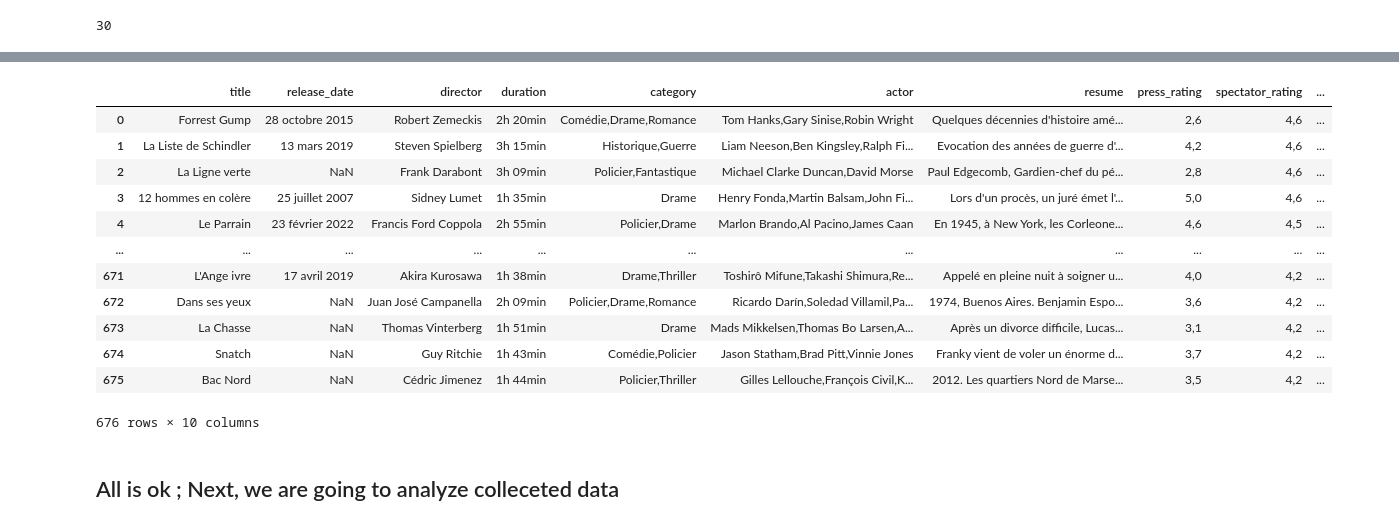
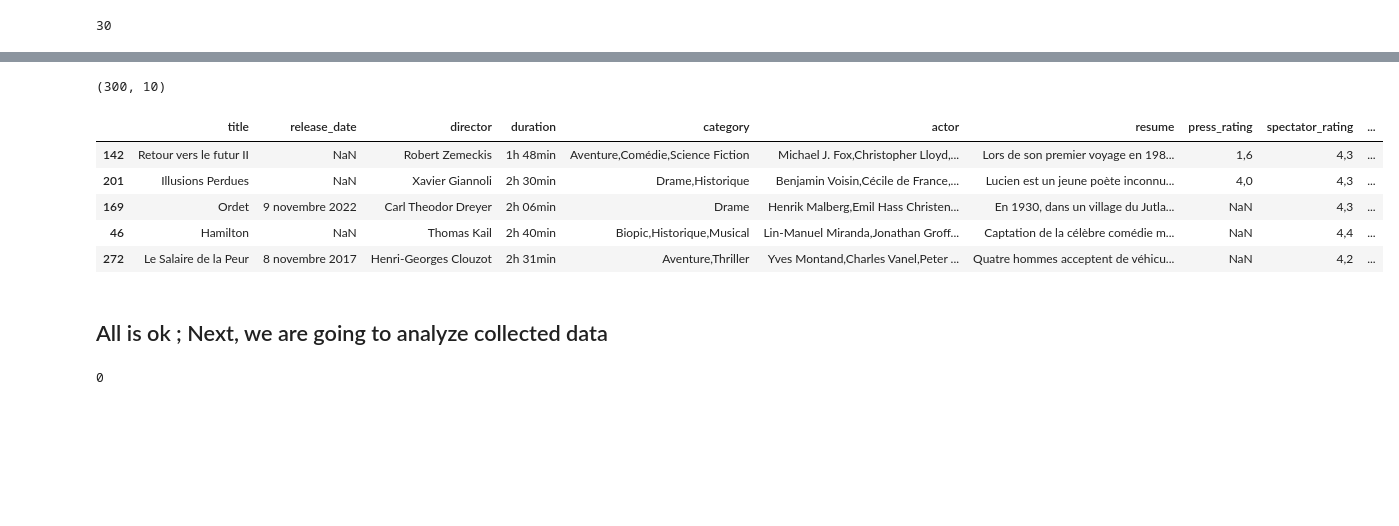
Before and after one commit to bovebove/web_scraping_allo_cine_fr, a Jupyter notebook: allo_cine_web_scrapping_and_data_analysis.ipynb, the cells around one changed output, grey strips where cells are left out. Cells and saved outputs as stored; diff of their text form; code cells hidden in the pictures; blank space fills up the shorter version.

```diff
--- a/allo_cine_web_scrapping_and_data_analysis.ipynb
+++ b/allo_cine_web_scrapping_and_data_analysis.ipynb
@@ -287,7 +293,18 @@ all_friend_rating = []
 # %%
 
 def scrap_movie_data(urls):
-    t=1
+    ## we re-initialize an empty list for all data we want to scrap because now, we want to run this for all the page
+    all_title = []
+    all_release_date = []
+    all_director = []
+    all_duration = []
+    all_category = []
+    all_actor = []
+    all_resume = []
+    all_press_rating = []
+    all_spectator_rating = []
+    all_friend_rating = []
+
     for url in urls:
         ## Send a request to get the web page
         response = requests.get(url)
@@ -295,8 +312,6 @@ def scrap_movie_data(urls):
         soup=BeautifulSoup(response.text,'html.parser')
         # Get all the movies card af the current page
         movies_card = soup.find_all('div',{"class":"card entity-card entity-card-list cf"})
-        print("pageeeeeeeeeeeeeeeeeeeeeeeeeeeeeeeeeee n° {}".format(t))
-        t+=t+1
         # to collect data movie by movie
         for movie_card in movies_card :
             ## to extract mmovie title
@@ -338,7 +353,8 @@ def scrap_movie_data(urls):
                         categories += ',' + categories_name[i]
                 except(ValueError):
                     # Pour certains film comme "Baby Cart la saga" qui ont code html différents, on saute
-                    continue;
+#                     continue;
+                    pass;
             else:
                 duration = np.nan
                 categories = np.nan
@@ -387,6 +403,7 @@ def scrap_movie_data(urls):
             print("press_rating : ",press_rating)
             print("spectator_rating : ",spectator_rating)
             print("friends_rating : ",friends_rating)
+            ## Add the current mivie data to lists
             all_title.append(title)
             all_release_date.append(release_date)
             all_director.append(director)
@@ -397,8 +414,10 @@ def scrap_movie_data(urls):
             all_press_rating.append(press_rating)
             all_spectator_rating.append(spectator_rating)
             all_friend_rating.append(friends_rating)
+
             print("\n")
     #
+    print("all_title : ",len(all_title))
     movies_dict = {
         'title' : all_title,
          'release_date' : all_release_date,
@@ -438,20 +458,21 @@ friends_rating :  --
 # %%
-df
+df.shape
 # %% [output]
-|  | title | release_date | director | duration | category | actor | resume | press_rating | spectator_rating | ... |
-| 0 | Forrest Gump | 28 octobre 2015 | Robert Zemeckis | 2h 20min | Comédie,Drame,Romance | Tom Hanks,Gary Sinise,Robin Wright | Quelques décennies d'histoire amé... | 2,6 | 4,6 | ... |
-| 1 | La Liste de Schindler | 13 mars 2019 | Steven Spielberg | 3h 15min | Historique,Guerre | Liam Neeson,Ben Kingsley,Ralph Fi... | Evocation des années de guerre d'... | 4,2 | 4,6 | ... |
-| 2 | La Ligne verte | NaN | Frank Darabont | 3h 09min | Policier,Fantastique | Michael Clarke Duncan,David Morse | Paul Edgecomb, Gardien-chef du pé... | 2,8 | 4,6 | ... |
-| 3 | 12 hommes en colère | 25 juillet 2007 | Sidney Lumet | 1h 35min | Drame | Henry Fonda,Martin Balsam,John Fi... | Lors d'un procès, un juré émet l'... | 5,0 | 4,6 | ... |
-| 4 | Le Parrain | 23 février 2022 | Francis Ford Coppola | 2h 55min | Policier,Drame | Marlon Brando,Al Pacino,James Caan | En 1945, à New York, les Corleone... | 4,6 | 4,5 | ... |
-| ... | ... | ... | ... | ... | ... | ... | ... | ... | ... | ... |
-| 671 | L'Ange ivre | 17 avril 2019 | Akira Kurosawa | 1h 38min | Drame,Thriller | Toshirô Mifune,Takashi Shimura,Re... | Appelé en pleine nuit à soigner u... | 4,0 | 4,2 | ... |
-| 672 | Dans ses yeux | NaN | Juan José Campanella | 2h 09min | Policier,Drame,Romance | Ricardo Darín,Soledad Villamil,Pa... | 1974, Buenos Aires. Benjamin Espo... | 3,6 | 4,2 | ... |
-| 673 | La Chasse | NaN | Thomas Vinterberg | 1h 51min | Drame | Mads Mikkelsen,Thomas Bo Larsen,A... | Après un divorce difficile, Lucas... | 3,1 | 4,2 | ... |
-| 674 | Snatch | NaN | Guy Ritchie | 1h 43min | Comédie,Policier | Jason Statham,Brad Pitt,Vinnie Jones | Franky vient de voler un énorme d... | 3,7 | 4,2 | ... |
-| 675 | Bac Nord | NaN | Cédric Jimenez | 1h 44min | Policier,Thriller | Gilles Lellouche,François Civil,K... | 2012. Les quartiers Nord de Marse... | 3,5 | 4,2 | ... |
-676 rows × 10 columns
+(300, 10)
+# %%
+df.sample(5)
+# %% [output]
+|  | title | release_date | director | duration | category | actor | resume | press_rating | spectator_rating | ... |
+| 142 | Retour vers le futur II | NaN | Robert Zemeckis | 1h 48min | Aventure,Comédie,Science Fiction | Michael J. Fox,Christopher Lloyd,... | Lors de son premier voyage en 198... | 1,6 | 4,3 | ... |
+| 201 | Illusions Perdues | NaN | Xavier Giannoli | 2h 30min | Drame,Historique | Benjamin Voisin,Cécile de France,... | Lucien est un jeune poète inconnu... | 4,0 | 4,3 | ... |
+| 169 | Ordet | 9 novembre 2022 | Carl Theodor Dreyer | 2h 06min | Drame | Henrik Malberg,Emil Hass Christen... | En 1930, dans un village du Jutla... | NaN | 4,3 | ... |
+| 46 | Hamilton | NaN | Thomas Kail | 2h 40min | Biopic,Historique,Musical | Lin-Manuel Miranda,Jonathan Groff... | Captation de la célèbre comédie m... | NaN | 4,4 | ... |
+| 272 | Le Salaire de la Peur | 8 novembre 2017 | Henri-Georges Clouzot | 2h 31min | Aventure,Thriller | Yves Montand,Charles Vanel,Peter ... | Quatre hommes acceptent de véhicu... | NaN | 4,2 | ... |
 # %%
 df.to_csv('allocine_best_movies.csv',index=False)
 # %% [markdown]
-## All is ok ; Next, we are going to analyze colleceted data
+## All is ok ; Next, we are going to analyze collected data
+# %%
+df.duplicated().sum()
+# %% [output]
+0
```
Also changed, not shown: parts of 7 cells of this notebook, 2 other files.
